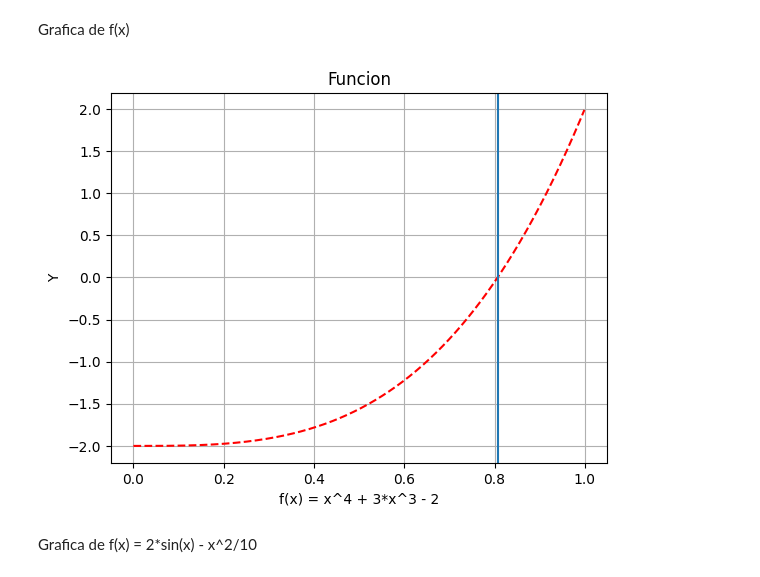
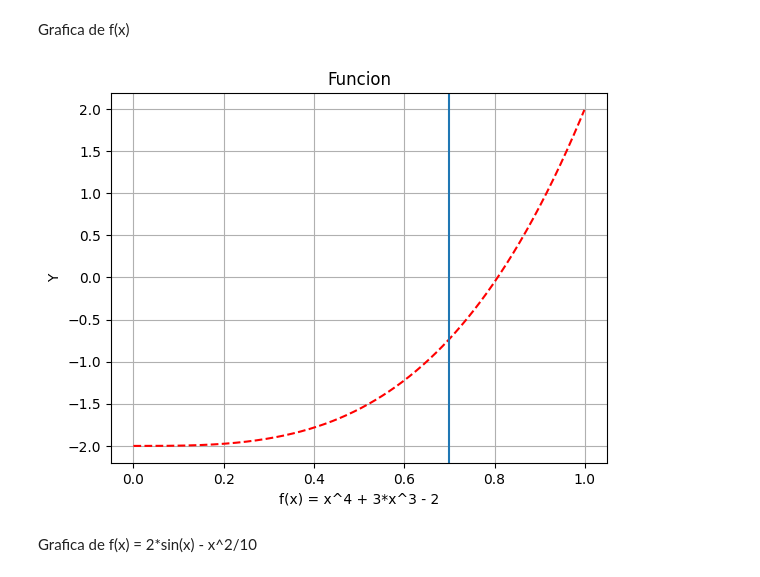
Before and after one commit to soyudea/Optimizacion, a Jupyter notebook: Biseccion_.ipynb, the cells around one changed output. Cells and saved outputs as stored; diff of their text form; code cells hidden in the pictures.

```diff
--- a/Biseccion_.ipynb
+++ b/Biseccion_.ipynb
@@ -26,19 +26,19 @@ Grafica de f(x)
 # %%
 def graf_function():
   X = list(np.arange(xl,xu, err))
   Y=[((x**4)+ 3*(x**3) - 2) for x in X]
 
   plt.title("Funcion")
   plt.xlabel("f(x) = x^4 + 3*x^3 - 2")
   plt.ylabel("Y")
   plt.plot(X,Y, "r--")
-  plt.axvline(x=0.806884765625, ymin=0.0, ymax=30)
+  plt.axvline(x=0.7, ymin=0.0, ymax=30)
   plt.grid()
   plt.show()
 
 graf_function()
 # %% [output]
-[figure, old version]
+[figure, new version]
 # %% [markdown]
 Grafica de f(x) = 2*sin(x) - x^2/10
 # %% [markdown]
```
Also changed, not shown: parts of 3 cells of this notebook.
